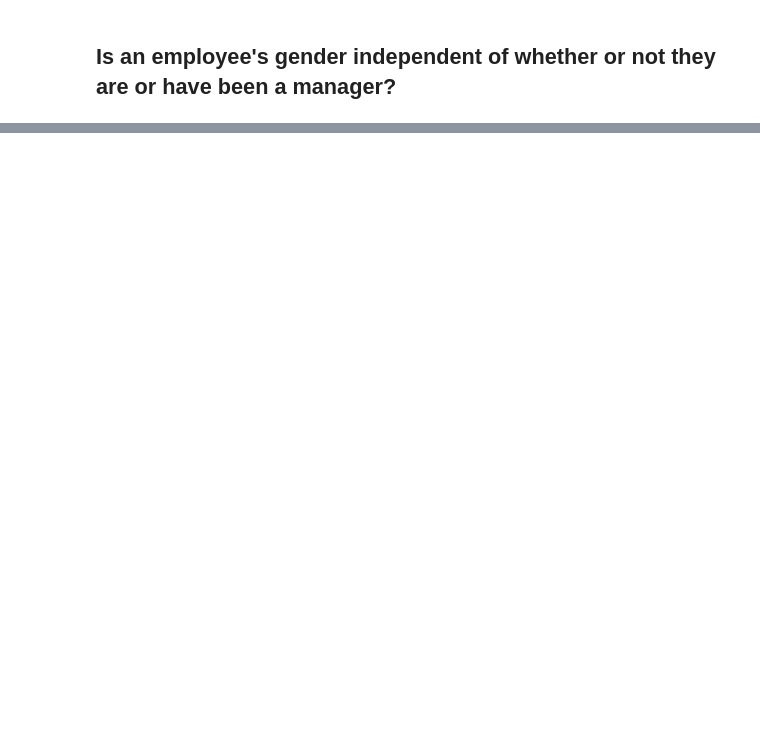
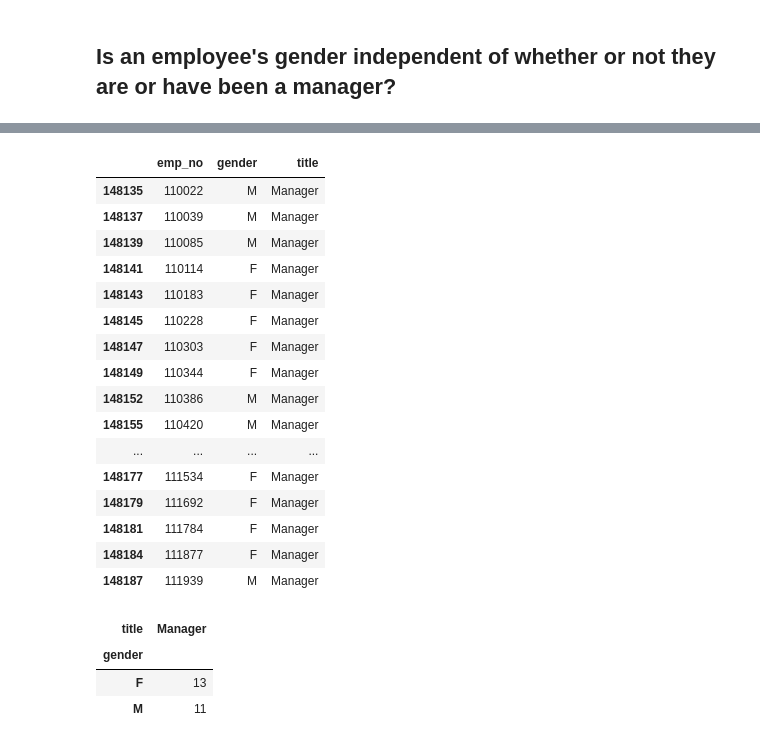
Before and after one commit to Andy-Jensen/statistics-exercises, a Jupyter notebook: hypothesis_testing.ipynb, the cells around one changed output, grey strips where cells are left out. Cells and saved outputs as stored; diff of their text form; code cells hidden in the pictures; blank space fills up the shorter version.

```diff
--- a/hypothesis_testing.ipynb
+++ b/hypothesis_testing.ipynb
@@ -558,0 +780,5 @@ cddf
+# %%
+query = 'SELECT emp_no, gender, title FROM employees JOIN titles USING(emp_no)'
+
+emp_man = pd.read_sql(query, url)
+emp_man.head()
@@ -558,0 +792,29 @@ cddf
+# %%
+managers = emp_man[emp_man['title'] == 'Manager']
+managers
+# %% [output]
+|  | emp_no | gender | title |
+| 148135 | 110022 | M | Manager |
+| 148137 | 110039 | M | Manager |
+| 148139 | 110085 | M | Manager |
+| 148141 | 110114 | F | Manager |
+| 148143 | 110183 | F | Manager |
+| 148145 | 110228 | F | Manager |
+| 148147 | 110303 | F | Manager |
+| 148149 | 110344 | F | Manager |
+| 148152 | 110386 | M | Manager |
+| 148155 | 110420 | M | Manager |
+| ... | ... | ... | ... |
+| 148177 | 111534 | F | Manager |
+| 148179 | 111692 | F | Manager |
+| 148181 | 111784 | F | Manager |
+| 148184 | 111877 | F | Manager |
+| 148187 | 111939 | M | Manager |
+# %%
+managers_gender = pd.crosstab(managers['gender'], managers['title'])
+managers_gender
+# %% [output]
+| title | Manager |
+| gender |  |
+| F | 13 |
+| M | 11 |
```
Also changed, not shown: parts of 33 cells of this notebook, 1 other file.
